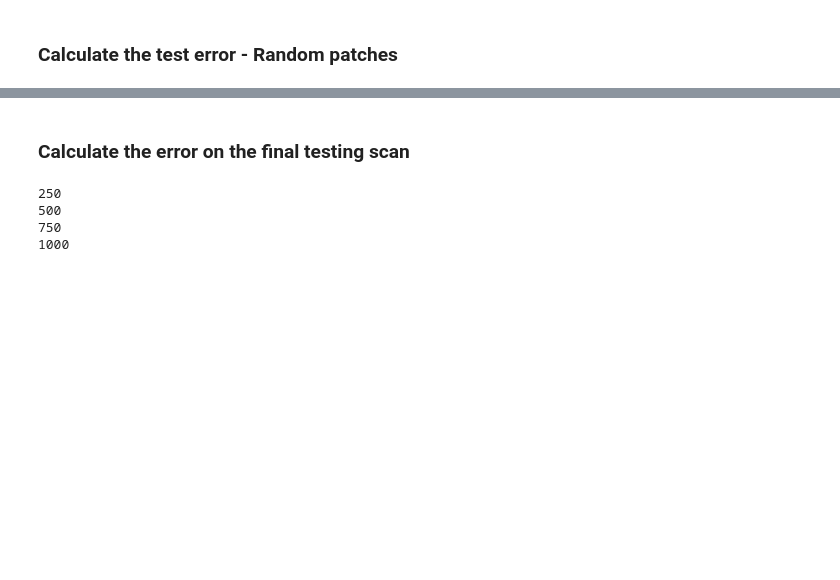
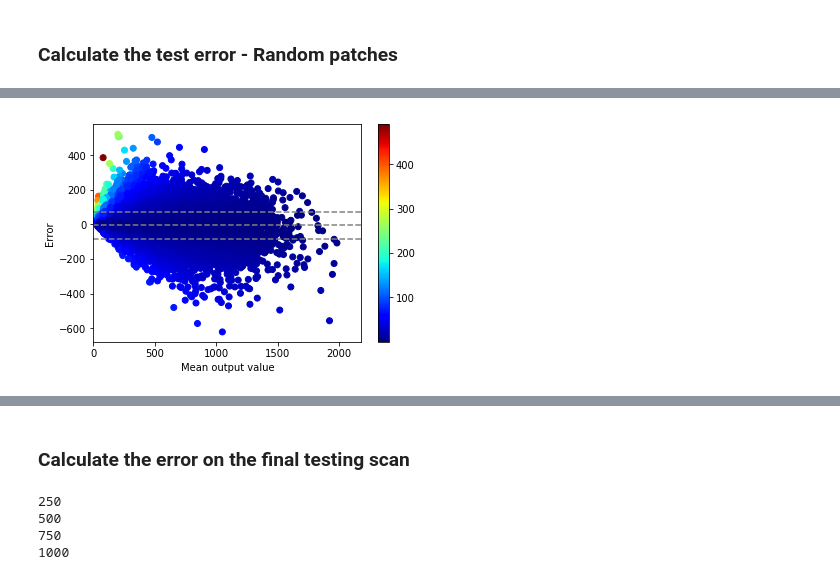
Before and after one commit to shivamdhall/MRIDataHarmonisation, a Jupyter notebook: Development/Final - AWS.ipynb, the cells around one changed output, grey strips where cells are left out. Saved outputs shown, nothing was run; the diff lists cells and outputs as text; code cells hidden in the pictures; blank space fills up the shorter version.

```diff
--- a/Development/Final - AWS.ipynb
+++ b/Development/Final - AWS.ipynb
@@ -216,3 +228,25 @@ def viz_pred(inputs, predictions, labels, sliceNo):
     plt.imshow(labels[:,:,sliceNo,0].T, cmap='gray', origin='lower', vmax = maximum, vmin=0)
     plt.title("Target")
     plt.show()
+# %%
+#bland-altman plot
+
+def bland_altman_plot(pred, output1, output2):
+
+    output_mean = np.mean([output1, output2], axis=0)
+    x_max = np.max(output_mean)
+    diff = pred - output_mean                   # Difference between predicted and mean
+    md = np.mean(diff)                   # Mean of the difference
+    sd = np.std(diff)            # Standard deviation of the difference
+
+    percentage_error = np.absolute(((diff)/(output_mean))*100)
+    #percentage_error[percentage_error > 50] = 50
+    #percentage_error[percentage_error < -50] = -50
+    plt.scatter(output_mean, diff, c=percentage_error, edgecolors='face', cmap='jet')
+    plt.axhline(md,           color='gray', linestyle='--')
+    plt.axhline(md + 1.96*sd, color='gray', linestyle='--')
+    plt.axhline(md - 1.96*sd, color='gray', linestyle='--')
+    plt.ylabel('Error')
+    plt.xlabel('Mean output value')
+    plt.xlim([0, x_max*1.1])
+    plt.colorbar()
@@ -689,0 +732,4 @@ R2 loss between target data (Coefficient of determination): 0.928483
+# %%
+bland_altman_plot(test_predictions, testing_target1_nump, testing_target2_nump)
+# %% [output]
+[figure, added]
```
Also changed, not shown: parts of 23 cells of this notebook, 4 other files.
